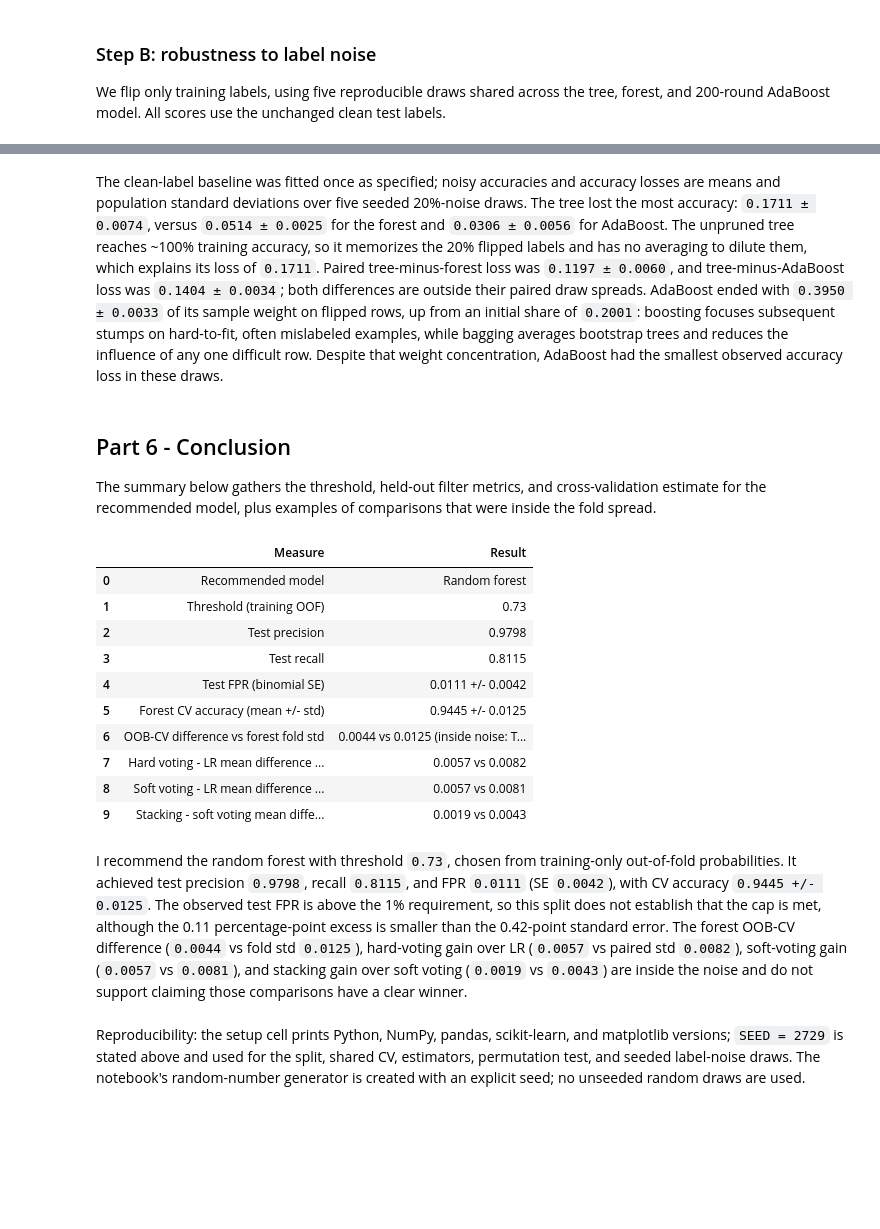
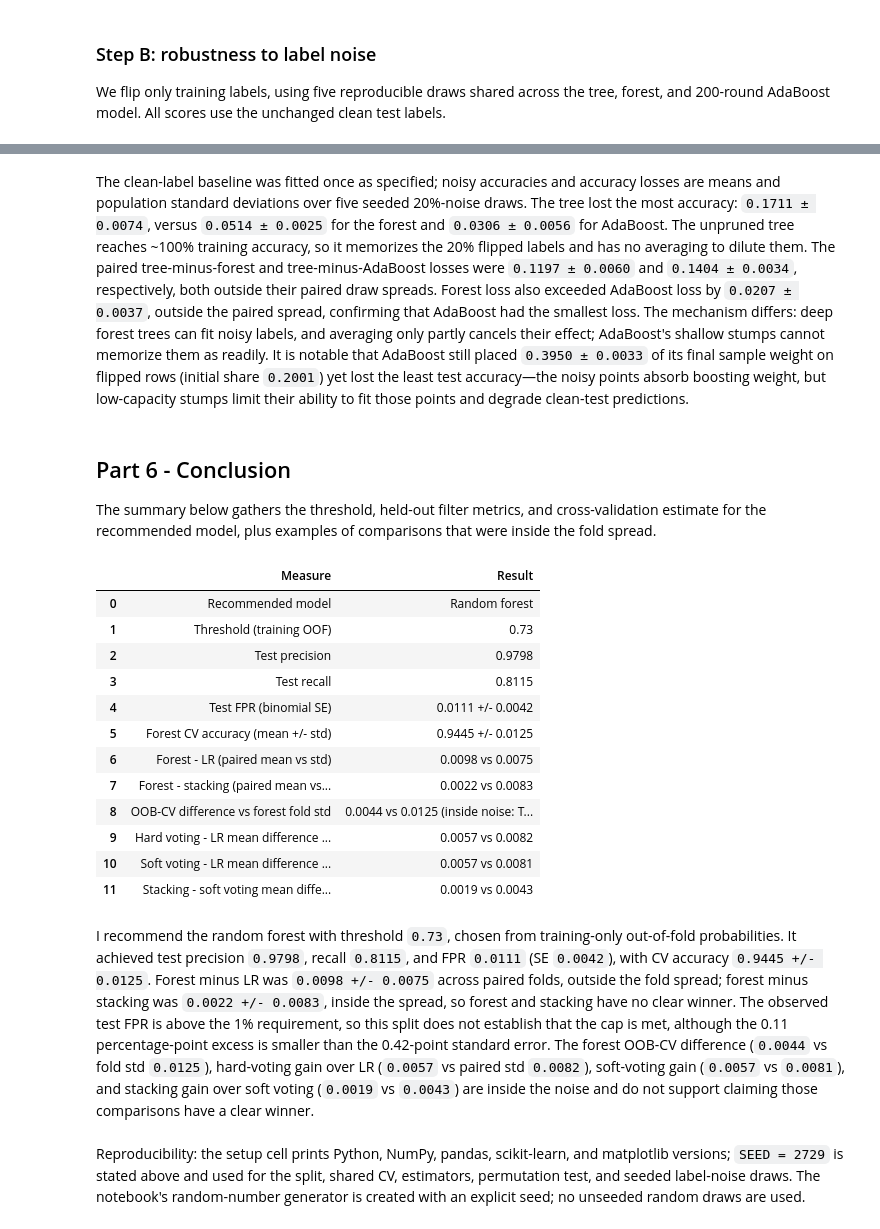
Before and after one commit to NurdauletZhussip-tech/zhussip_ML_task_4, a Jupyter notebook: zhussip_task4.ipynb, the cells around one changed output, grey strips where cells are left out. Cells and saved outputs as stored; diff of their text form; code cells hidden in the pictures; blank space fills up the shorter version.

```diff
--- a/zhussip_task4.ipynb
+++ b/zhussip_task4.ipynb
@@ -229,7 +229,6 @@ from sklearn.metrics import (
 from sklearn.model_selection import cross_val_predict
 
 tree.fit(X_train, y_train)
-rf.fit(X_train, y_train)
 tree_test_probability = tree.predict_proba(X_test)[:, 1]
 rf_test_probability = rf.predict_proba(X_test)[:, 1]
 
@@ -864,41 +876,49 @@ tree loss - AdaBoost loss: mean=0.1404, std=0.0034; outside the paired spread.
 # %% [markdown]
-The clean-label baseline was fitted once as specified; noisy accuracies and accuracy losses are means and population standard deviations over five seeded 20%-noise draws. The tree lost the most accuracy: `0.1711 ± 0.0074`, versus `0.0514 ± 0.0025` for the forest and `0.0306 ± 0.0056` for AdaBoost. The unpruned tree reaches ~100% training accuracy, so it memorizes the 20% flipped labels and has no averaging to dilute them, which explains its loss of `0.1711`. Paired tree-minus-forest loss was `0.1197 ± 0.0060`, and tree-minus-AdaBoost loss was `0.1404 ± 0.0034`; both differences are outside their paired draw spreads. AdaBoost ended with `0.3950 ± 0.0033` of its sample weight on flipped rows, up from an initial share of `0.2001`: boosting focuses subsequent stumps on hard-to-fit, often mislabeled examples, while bagging averages bootstrap trees and reduces the influence of any one difficult row. Despite that weight concentration, AdaBoost had the smallest observed accuracy loss in these draws.
+The clean-label baseline was fitted once as specified; noisy accuracies and accuracy losses are means and population standard deviations over five seeded 20%-noise draws. The tree lost the most accuracy: `0.1711 ± 0.0074`, versus `0.0514 ± 0.0025` for the forest and `0.0306 ± 0.0056` for AdaBoost. The unpruned tree reaches ~100% training accuracy, so it memorizes the 20% flipped labels and has no averaging to dilute them. The paired tree-minus-forest and tree-minus-AdaBoost losses were `0.1197 ± 0.0060` and `0.1404 ± 0.0034`, respectively, both outside their paired draw spreads. Forest loss also exceeded AdaBoost loss by `0.0207 ± 0.0037`, outside the paired spread, confirming that AdaBoost had the smallest loss. The mechanism differs: deep forest trees can fit noisy labels, and averaging only partly cancels their effect; AdaBoost's shallow stumps cannot memorize them as readily. It is notable that AdaBoost still placed `0.3950 ± 0.0033` of its final sample weight on flipped rows (initial share `0.2001`) yet lost the least test accuracy—the noisy points absorb boosting weight, but low-capacity stumps limit their ability to fit those points and degrade clean-test predictions.
 # %% [markdown]
 ## Part 6 - Conclusion
 
 The summary below gathers the threshold, held-out filter metrics, and cross-validation estimate for the recommended model, plus examples of comparisons that were inside the fold spread.
 # %%
+forest_lr_differences = fold_scores["rf"] - voting_fold_scores["lr"]
+forest_stacking_differences = fold_scores["rf"] - stacking_cv_scores
 part6_summary = pd.DataFrame([
     {"Measure": "Recommended model", "Result": "Random forest"},
     {"Measure": "Threshold (training OOF)", "Result": f"{threshold:.2f}"},
     {"Measure": "Test precision", "Result": f"{test_precision:.4f}"},
     {"Measure": "Test recall", "Result": f"{test_recall:.4f}"},
     {"Measure": "Test FPR (binomial SE)", "Result": f"{test_fpr:.4f} +/- {test_fpr_se:.4f}"},
     {"Measure": "Forest CV accuracy (mean +/- std)",
      "Result": f"{forest_cv_scores.mean():.4f} +/- {forest_cv_scores.std():.4f}"},
+    {"Measure": "Forest - LR (paired mean vs std)",
+     "Result": f"{forest_lr_differences.mean():.4f} vs {forest_lr_differences.std():.4f}"},
+    {"Measure": "Forest - stacking (paired mean vs std)",
+     "Result": f"{forest_stacking_differences.mean():.4f} vs {forest_stacking_differences.std():.4f}"},
     {"Measure": "OOB-CV difference vs forest fold std",
      "Result": f"{oob_cv_difference:.4f} vs {forest_cv_scores.std():.4f} (inside noise: {oob_cv_agreement})"},
     {"Measure": "Hard voting - LR mean difference vs paired std",
      "Result": f"{paired_voting_differences['hard voting'].mean():.4f} vs {paired_voting_differences['hard voting'].std():.4f}"},
     {"Measure": "Soft voting - LR mean difference vs paired std",
      "Result": f"{paired_voting_differences['soft voting'].mean():.4f} vs {paired_voting_differences['soft voting'].std():.4f}"},
     {"Measure": "Stacking - soft voting mean difference vs paired std",
      "Result": f"{stacking_differences['stacking - soft voting'].mean():.4f} vs {stacking_differences['stacking - soft voting'].std():.4f}"},
 ])
 display(part6_summary)
 # %% [output]
 |  | Measure | Result |
 | 0 | Recommended model | Random forest |
 | 1 | Threshold (training OOF) | 0.73 |
 | 2 | Test precision | 0.9798 |
 | 3 | Test recall | 0.8115 |
 | 4 | Test FPR (binomial SE) | 0.0111 +/- 0.0042 |
 | 5 | Forest CV accuracy (mean +/- std) | 0.9445 +/- 0.0125 |
-| 6 | OOB-CV difference vs forest fold std | 0.0044 vs 0.0125 (inside noise: T... |
-| 7 | Hard voting - LR mean difference ... | 0.0057 vs 0.0082 |
-| 8 | Soft voting - LR mean difference ... | 0.0057 vs 0.0081 |
-| 9 | Stacking - soft voting mean diffe... | 0.0019 vs 0.0043 |
+| 6 | Forest - LR (paired mean vs std) | 0.0098 vs 0.0075 |
+| 7 | Forest - stacking (paired mean vs... | 0.0022 vs 0.0083 |
+| 8 | OOB-CV difference vs forest fold std | 0.0044 vs 0.0125 (inside noise: T... |
+| 9 | Hard voting - LR mean difference ... | 0.0057 vs 0.0082 |
+| 10 | Soft voting - LR mean difference ... | 0.0057 vs 0.0081 |
+| 11 | Stacking - soft voting mean diffe... | 0.0019 vs 0.0043 |
 # %% [markdown]
-I recommend the random forest with threshold `0.73`, chosen from training-only out-of-fold probabilities. It achieved test precision `0.9798`, recall `0.8115`, and FPR `0.0111` (SE `0.0042`), with CV accuracy `0.9445 +/- 0.0125`. The observed test FPR is above the 1% requirement, so this split does not establish that the cap is met, although the 0.11 percentage-point excess is smaller than the 0.42-point standard error. The forest OOB-CV difference (`0.0044` vs fold std `0.0125`), hard-voting gain over LR (`0.0057` vs paired std `0.0082`), soft-voting gain (`0.0057` vs `0.0081`), and stacking gain over soft voting (`0.0019` vs `0.0043`) are inside the noise and do not support claiming those comparisons have a clear winner.
+I recommend the random forest with threshold `0.73`, chosen from training-only out-of-fold probabilities. It achieved test precision `0.9798`, recall `0.8115`, and FPR `0.0111` (SE `0.0042`), with CV accuracy `0.9445 +/- 0.0125`. Forest minus LR was `0.0098 +/- 0.0075` across paired folds, outside the fold spread; forest minus stacking was `0.0022 +/- 0.0083`, inside the spread, so forest and stacking have no clear winner. The observed test FPR is above the 1% requirement, so this split does not establish that the cap is met, although the 0.11 percentage-point excess is smaller than the 0.42-point standard error. The forest OOB-CV difference (`0.0044` vs fold std `0.0125`), hard-voting gain over LR (`0.0057` vs paired std `0.0082`), soft-voting gain (`0.0057` vs `0.0081`), and stacking gain over soft voting (`0.0019` vs `0.0043`) are inside the noise and do not support claiming those comparisons have a clear winner.
 # %% [markdown]
 Reproducibility: the setup cell prints Python, NumPy, pandas, scikit-learn, and matplotlib versions; `SEED = 2729` is stated above and used for the split, shared CV, estimators, permutation test, and seeded label-noise draws. The notebook's random-number generator is created with an explicit seed; no unseeded random draws are used.
```
Also changed, not shown: parts of 3 cells of this notebook.
